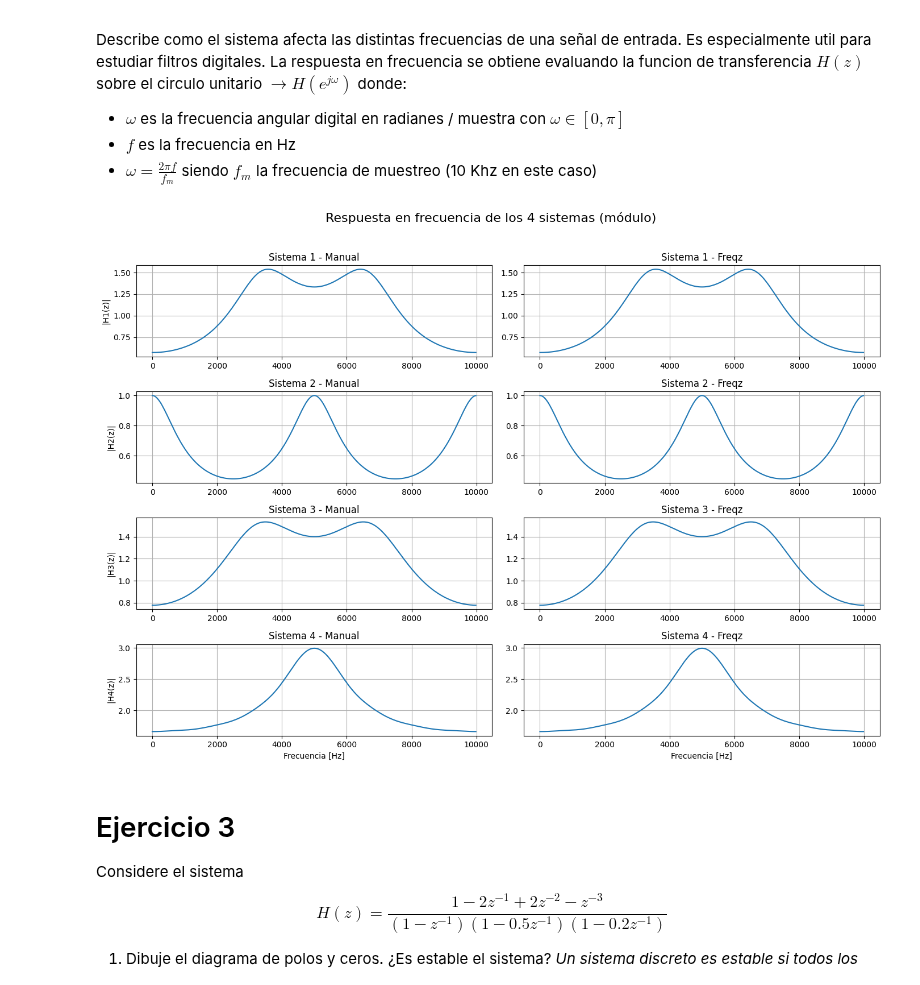
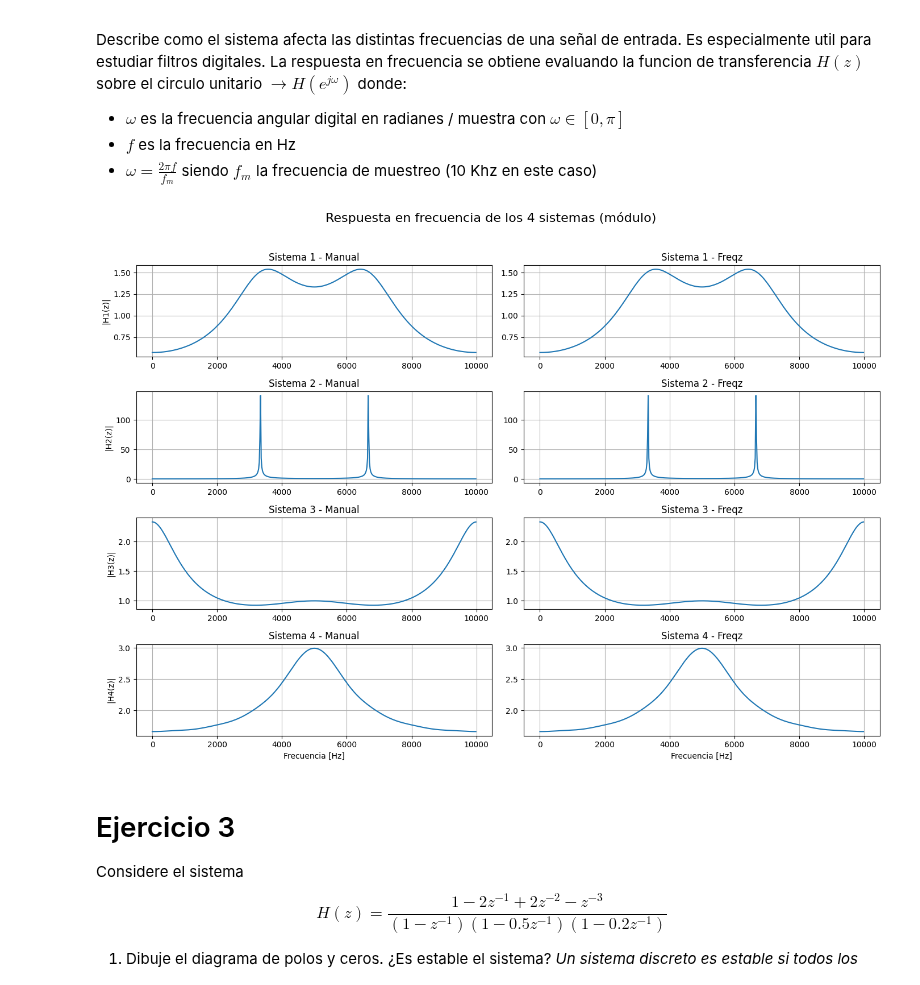
Before and after one commit to lucasgarcia2297/PDS, a Jupyter notebook: Guia5/Guia5.ipynb, the cells around one changed output. Saved outputs shown, nothing was run; the diff lists cells and outputs as text; code cells hidden in the pictures.

```diff
--- a/Guia5/Guia5.ipynb
+++ b/Guia5/Guia5.ipynb
@@ -70,10 +70,10 @@ def H1(z):
     return (z**2) / (z**2 - (1/2)*z + 1/4)
 
 def H2(z):
-    return z / (z**2 - z - 1)
+    return z / (z**2 - z + 1)
 
 def H3(z):
-    return (7 * z**2) / (z**2 - 2*z + 6)
+    return (7 * z**2) / (z**2 - 2*z - 6)
 
 def H4(z):
     H = 2
@@ -99,7 +99,7 @@ fig.suptitle('Respuesta en frecuencia de los 4 sistemas (módulo)', fontsize=16)
 # ----------- Sistema 1 -----------
 
 respuesta1 = np.abs(np.fft.fftshift(H1(ejw)))
-w1, h1 = spy.freqz([1], [1, -1/2, 1/4], whole=True, worN=N)
+w1, h1 = spy.freqz([0,0,1], [1/4,-1/2,1], whole=True, worN=N)
 respuesta1_freqz = np.abs(np.fft.fftshift(h1))
 
 axs[0, 0].plot(frecs, respuesta1)
@@ -114,7 +114,7 @@ axs[0, 1].grid()
 # ----------- Sistema 2 -----------
 
 respuesta2 = np.abs(np.fft.fftshift(H2(ejw)))
-w2, h2 = spy.freqz([0, 1], [1, -1, -1], whole=True, worN=N)
+w2, h2 = spy.freqz([0, 1], [1, -1, 1], whole=True, worN=N)
 respuesta2_freqz = np.abs(np.fft.fftshift(h2))
 
 axs[1, 0].plot(frecs, respuesta2)
@@ -129,7 +129,7 @@ axs[1, 1].grid()
 # ----------- Sistema 3 -----------
 
 respuesta3 = np.abs(np.fft.fftshift(H3(ejw)))
-w3, h3 = spy.freqz([7], [1, -2, 6], whole=True, worN=N)
+w3, h3 = spy.freqz([7], [1, -2,-6], whole=True, worN=N)
 respuesta3_freqz = np.abs(np.fft.fftshift(h3))
 
 axs[2, 0].plot(frecs, respuesta3)
@@ -137,34 +137,34 @@ axs[2, 0].set_title("Sistema 3 - Manual")
 axs[2, 0].set_ylabel("|H3(z)|")
 axs[2, 0].grid()
 
 axs[2, 1].plot(frecs, respuesta3_freqz)
 axs[2, 1].set_title("Sistema 3 - Freqz")
 axs[2, 1].grid()
 
 # ----------- Sistema 4 -----------
 
 respuesta4, coef = H4(ejw)
 respuesta4 = np.abs(np.fft.fftshift(respuesta4))
 w4, h4 = spy.freqz(coef, [1], whole=True, worN=N)
 respuesta4_freqz = np.abs(np.fft.fftshift(h4))
 
 axs[3, 0].plot(frecs, respuesta4)
 axs[3, 0].set_title("Sistema 4 - Manual")
 axs[3, 0].set_ylabel("|H4(z)|")
 axs[3, 0].grid()
 
 axs[3, 1].plot(frecs, respuesta4_freqz)
 axs[3, 1].set_title("Sistema 4 - Freqz")
 axs[3, 1].grid()
 
 # Etiquetas del eje x
 for ax in axs[-1, :]:
     ax.set_xlabel("Frecuencia [Hz]")
 
 plt.tight_layout(rect=[0, 0, 1, 0.96])
 plt.show()
 # %% [output]
-[figure, old version]
+[figure, new version]
 # %% [markdown]
 # Ejercicio 3
 Considere el sistema
```
Also changed, not shown: parts of 2 cells of this notebook.
